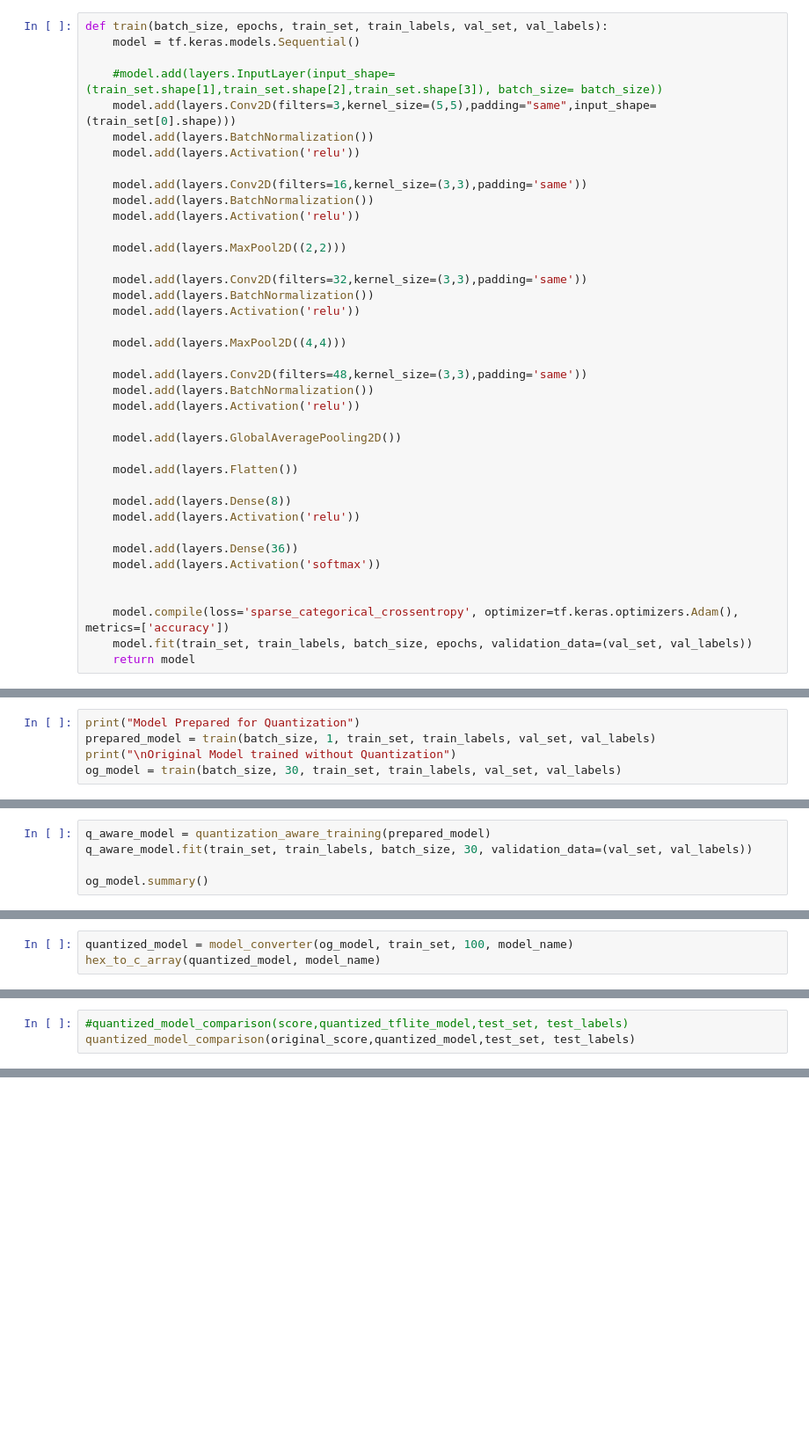
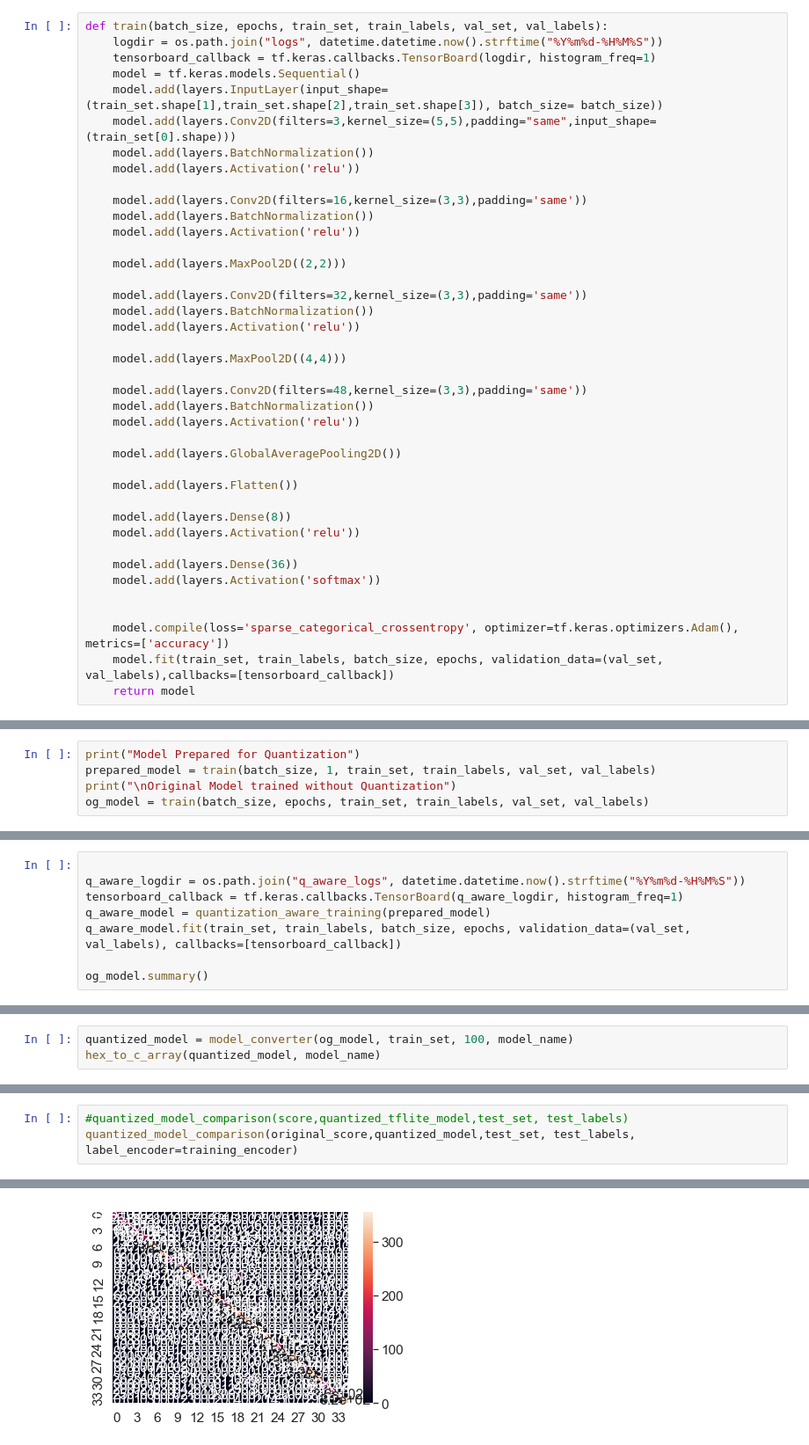
Before and after one commit to KevinG1002/ML_on_MCU_Project, a Jupyter notebook: ML_on_MCU_Project.ipynb, the cells around one changed output, grey strips where cells are left out. Shown at 88% size. Cells and saved outputs as stored; diff of their text form; blank space fills up the shorter version.

Commit message:
model size comparison implementation; tensorboard implementation

```diff
--- a/ML_on_MCU_Project.ipynb
+++ b/ML_on_MCU_Project.ipynb
@@ -312,9 +321,10 @@ val_set = (X_val_mfccs)
 val_labels = y_val
 # %%
 def train(batch_size, epochs, train_set, train_labels, val_set, val_labels):
+    logdir = os.path.join("logs", datetime.datetime.now().strftime("%Y%m%d-%H%M%S"))
+    tensorboard_callback = tf.keras.callbacks.TensorBoard(logdir, histogram_freq=1)
     model = tf.keras.models.Sequential()
-
-    #model.add(layers.InputLayer(input_shape=(train_set.shape[1],train_set.shape[2],train_set.shape[3]), batch_size= batch_size))
+    model.add(layers.InputLayer(input_shape=(train_set.shape[1],train_set.shape[2],train_set.shape[3]), batch_size= batch_size))
     model.add(layers.Conv2D(filters=3,kernel_size=(5,5),padding="same",input_shape=(train_set[0].shape)))
     model.add(layers.BatchNormalization())
     model.add(layers.Activation('relu'))
@@ -347,6 +357,6 @@ def train(batch_size, epochs, train_set, train_labels, val_set, val_labels):
 
 
     model.compile(loss='sparse_categorical_crossentropy', optimizer=tf.keras.optimizers.Adam(), metrics=['accuracy'])
-    model.fit(train_set, train_labels, batch_size, epochs, validation_data=(val_set, val_labels))
+    model.fit(train_set, train_labels, batch_size, epochs, validation_data=(val_set, val_labels),callbacks=[tensorboard_callback])
     return model
 # %%
@@ -361,5 +374,5 @@ def quantization_aware_training(model):
 print("Model Prepared for Quantization")
 prepared_model = train(batch_size, 1, train_set, train_labels, val_set, val_labels)
 print("\nOriginal Model trained without Quantization")
-og_model = train(batch_size, 30, train_set, train_labels, val_set, val_labels)
+og_model = train(batch_size, epochs, train_set, train_labels, val_set, val_labels)
 # %% [output]
@@ -383,5 +385,0 @@ Epoch 30/30
-# %%
-q_aware_model = quantization_aware_training(prepared_model)
-q_aware_model.fit(train_set, train_labels, batch_size, 30, validation_data=(val_set, val_labels))
-
-og_model.summary()
@@ -393,3 +388,11 @@ Epoch 2/30
+# %%
+
+q_aware_logdir = os.path.join("q_aware_logs", datetime.datetime.now().strftime("%Y%m%d-%H%M%S"))
+tensorboard_callback = tf.keras.callbacks.TensorBoard(q_aware_logdir, histogram_freq=1)
+q_aware_model = quantization_aware_training(prepared_model)
+q_aware_model.fit(train_set, train_labels, batch_size, epochs, validation_data=(val_set, val_labels), callbacks=[tensorboard_callback])
+
+og_model.summary()
 # %%
 original_score = og_model.evaluate(test_set, test_labels, batch_size = 16, verbose = 0)
 q_aware_score = q_aware_model.evaluate(test_set, test_labels, batch_size = 16, verbose = 0)
@@ -564,3 +592,4 @@ Function inspired from Lab Week 6 to compute quality of network after quantizati
 # %%
 #quantized_model_comparison(score,quantized_tflite_model,test_set, test_labels)
-quantized_model_comparison(original_score,quantized_model,test_set, test_labels)
+quantized_model_comparison(original_score,quantized_model,test_set, test_labels, label_encoder=training_encoder)
+# %% [output]
@@ -566,0 +599 @@ quantized_model_comparison(original_score,quantized_model,test_set, test_labels)
+[figure, added]
```
Also changed, not shown: parts of 18 cells of this notebook.
